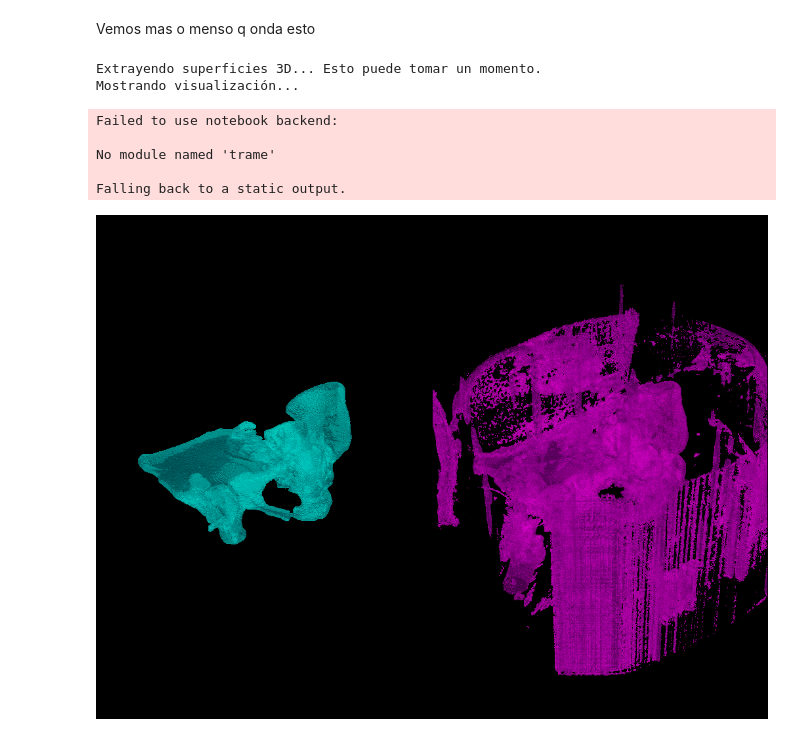
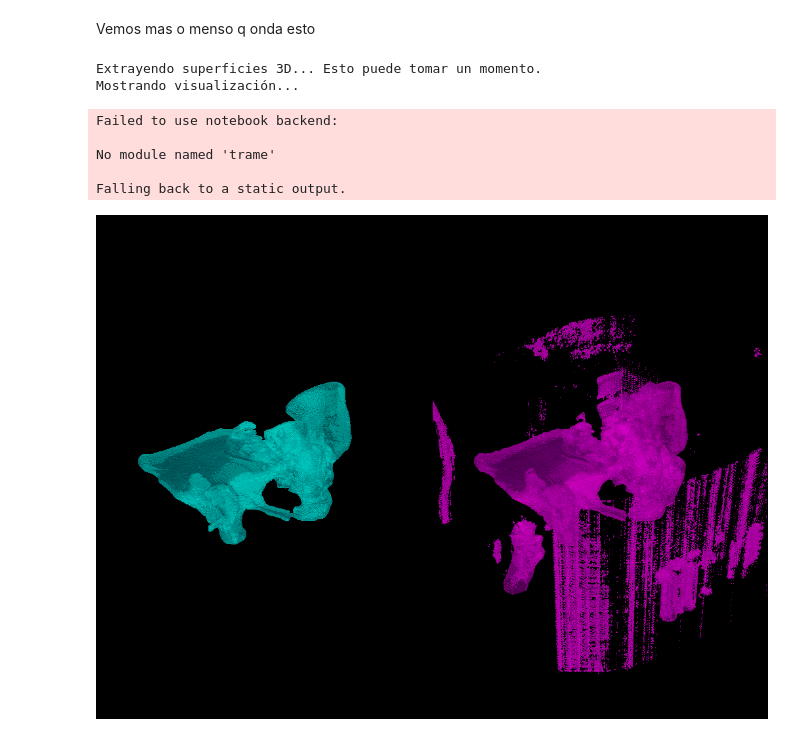
Before and after one commit to FranMoscato/Vis_per_comp, a Jupyter notebook: data_processing.ipynb, the cells around one changed output. Cells and saved outputs as stored; diff of their text form; code cells hidden in the pictures.

```diff
--- a/data_processing.ipynb
+++ b/data_processing.ipynb
@@ -358,7 +390,7 @@ def visualizar_comparativa_final(model, data_sample, device):
         # Inferencia con ventana deslizante (ajustada al tamaño del entrenamiento)
         outputs = sliding_window_inference(inputs, (128, 128, 128), 4, model)
         # Aplicamos sigmoid y threshold para binarizar
-        preds = (torch.sigmoid(outputs) > 0.5).cpu().numpy()[0, 0]
+        preds = (torch.sigmoid(outputs) > 0.8).cpu().numpy()[0, 0]
 
     def extraer_malla(volumen):
         # Verificamos si hay algún voxel positivo para evitar errores en marching_cubes
@@ -386,34 +418,34 @@ def visualizar_comparativa_final(model, data_sample, device):
     else:
         plotter.add_text("Sin etiquetas detectadas", font_size=8, color="red")
 
     # Subplot 1: UNet Prediction (Magenta)
     plotter.subplot(0, 1)
     plotter.add_text("PREDICCIÓN UNET 3D", font_size=10)
     if malla_pred:
         # Suavizado ligero para mejorar la visualización estética
         malla_suave = malla_pred.smooth(n_iter=20)
         plotter.add_mesh(malla_suave, color="magenta", opacity=0.7, label="Predicción")
     else:
         plotter.add_text("Sin hueso detectado", font_size=8, color="red")
 
     plotter.link_views() # Rotación sincronizada
     plotter.background_color = "black"
 
     print("Mostrando visualización...")
     plotter.show()
 
 # --- EJECUCIÓN ---
 sample = next(iter(val_loader))
 visualizar_comparativa_final(model, sample, device)
 # %% [output]
 Extrayendo superficies 3D... Esto puede tomar un momento.
 Mostrando visualización...
 Failed to use notebook backend:
 
 No module named 'trame'
 
 Falling back to a static output.
-[figure, old version]
+[figure, new version]
 # %%
 import matplotlib.pyplot as plt
 
```
Also changed, not shown: parts of 8 cells of this notebook, 1 other file.
